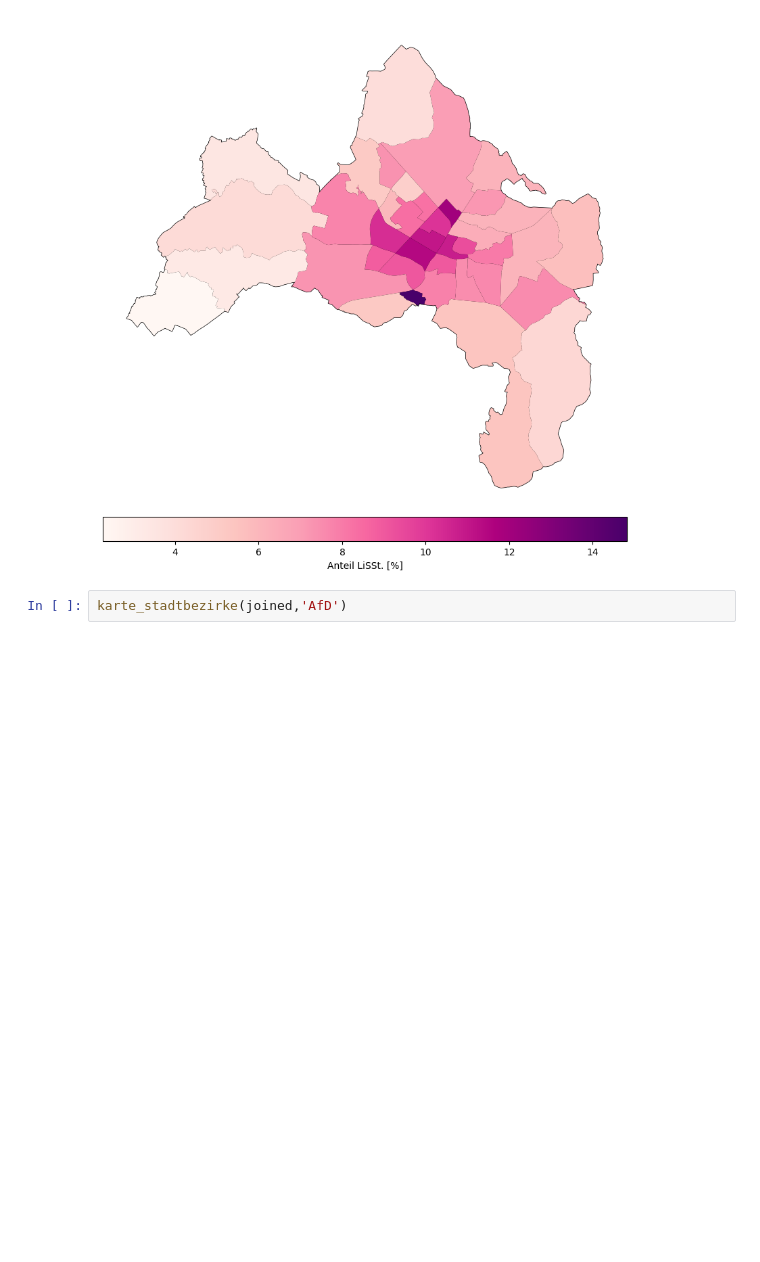
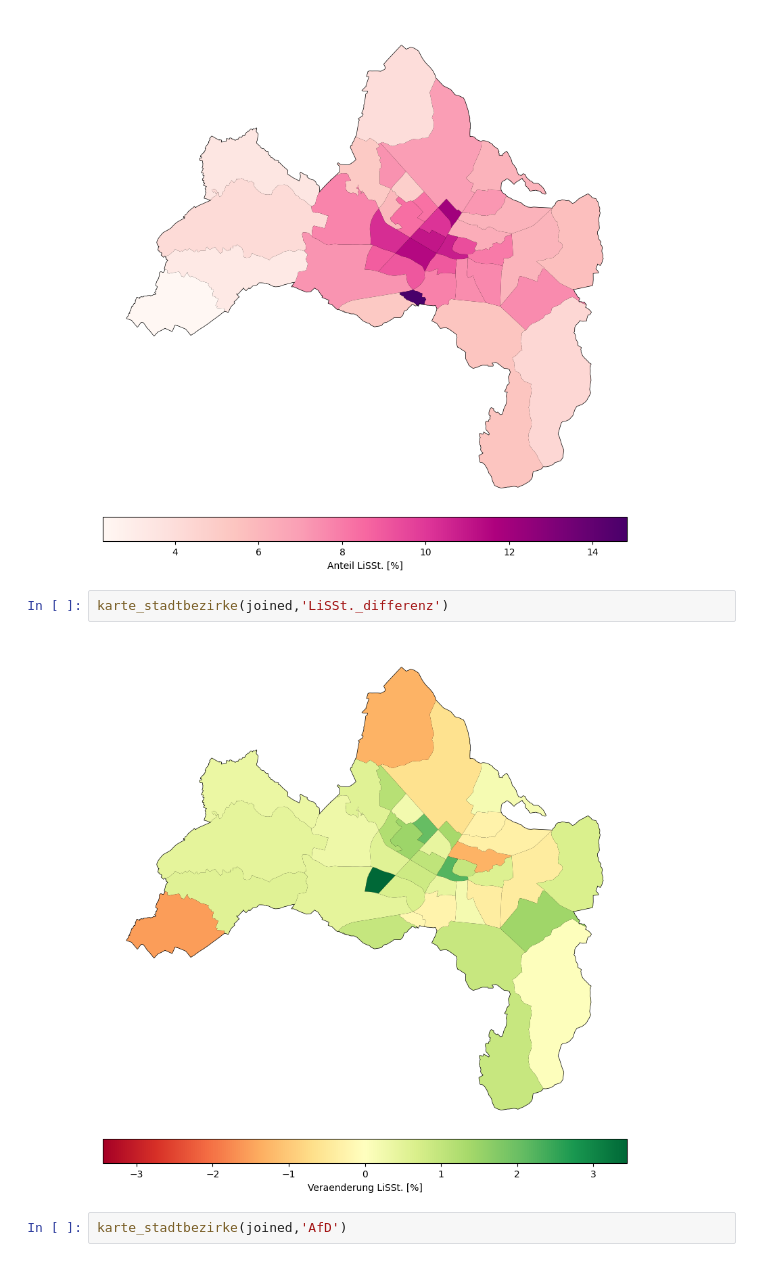
Before and after one commit to tkfritz/Freiburg_wahlen, a Jupyter notebook: Gemeinderatswahl24_Analyse.ipynb, the cells around one changed output. Drawn from its saved outputs; the diff is of its cells as text; blank space fills up the shorter version.

```diff
--- a/Gemeinderatswahl24_Analyse.ipynb
+++ b/Gemeinderatswahl24_Analyse.ipynb
@@ -128,6 +113,10 @@ karte_stadtbezirke(joined,'FDP')
 karte_stadtbezirke(joined,'LiSSt.')
 # %% [output]
 [figure]
+# %%
+karte_stadtbezirke(joined,'LiSSt._differenz')
+# %% [output]
+[figure, added]
 # %%
 karte_stadtbezirke(joined,'AfD')
 # %% [output]
```
Also changed, not shown: parts of 16 cells of this notebook, 1 other file.
